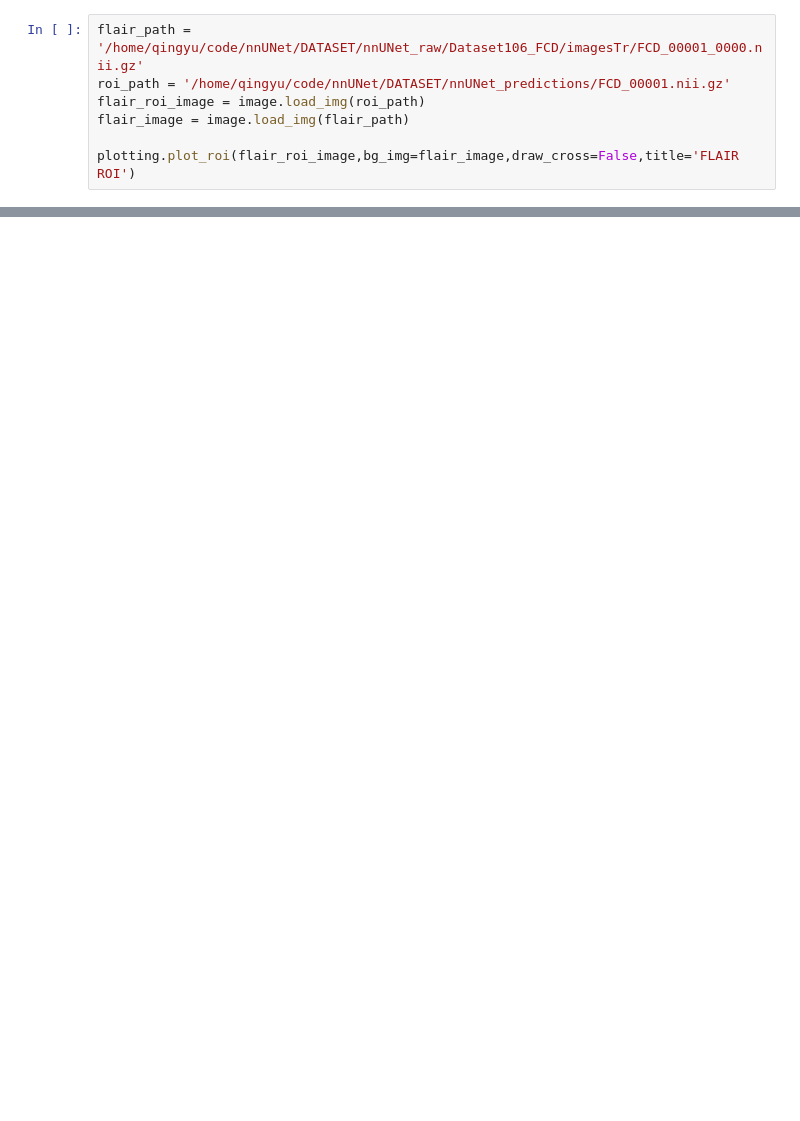
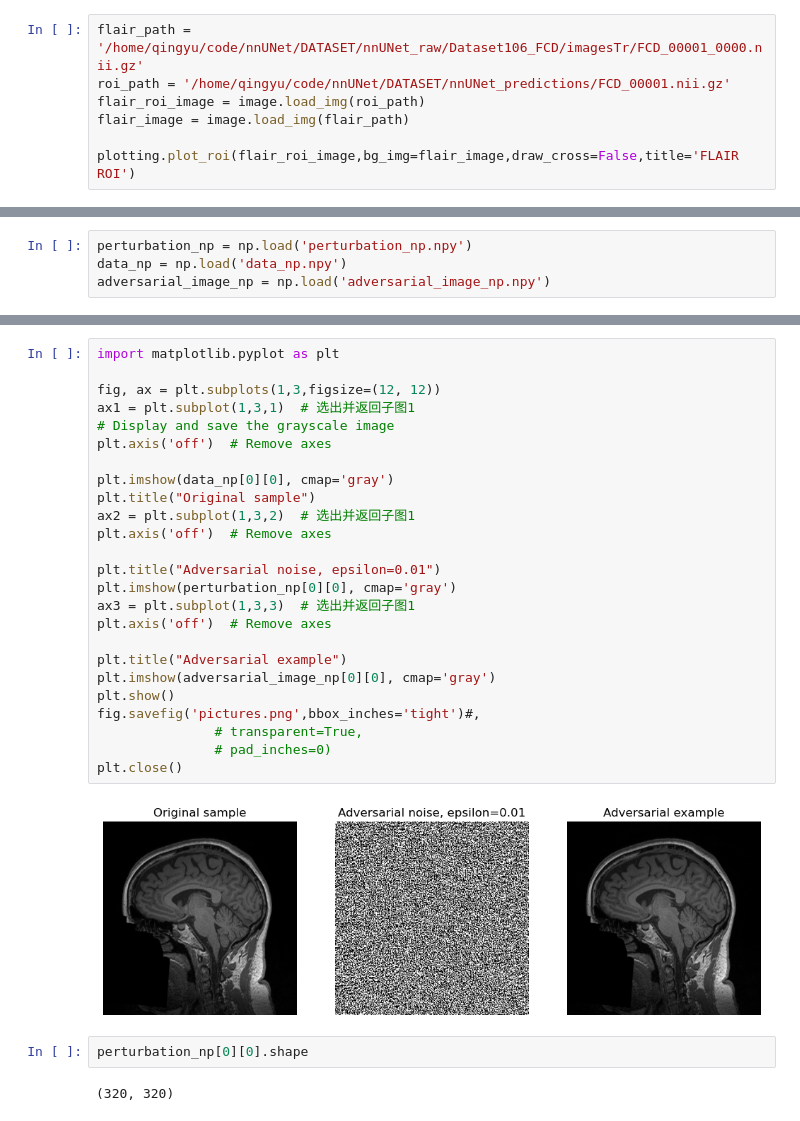
Before and after one commit to zhaoqyu/nnUNet, a Jupyter notebook: visualize.ipynb, the cells around one changed output, grey strips where cells are left out. Saved outputs shown, nothing was run; the diff lists cells and outputs as text; blank space fills up the shorter version.

```diff
--- a/visualize.ipynb
+++ b/visualize.ipynb
@@ -29,0 +50,4 @@ plotting.plot_roi(flair_roi_image,bg_img=flair_image,draw_cross=False,title='FLA
+# %%
+perturbation_np = np.load('perturbation_np.npy')
+data_np = np.load('data_np.npy')
+adversarial_image_np = np.load('adversarial_image_np.npy')
@@ -29,0 +58,31 @@ plotting.plot_roi(flair_roi_image,bg_img=flair_image,draw_cross=False,title='FLA
+# %%
+import matplotlib.pyplot as plt
+
+fig, ax = plt.subplots(1,3,figsize=(12, 12))
+ax1 = plt.subplot(1,3,1)  # 选出并返回子图1
+# Display and save the grayscale image
+plt.axis('off')  # Remove axes
+
+plt.imshow(data_np[0][0], cmap='gray')
+plt.title("Original sample")
+ax2 = plt.subplot(1,3,2)  # 选出并返回子图1
+plt.axis('off')  # Remove axes
+
+plt.title("Adversarial noise, epsilon=0.01")
+plt.imshow(perturbation_np[0][0], cmap='gray')
+ax3 = plt.subplot(1,3,3)  # 选出并返回子图1
+plt.axis('off')  # Remove axes
+
+plt.title("Adversarial example")
+plt.imshow(adversarial_image_np[0][0], cmap='gray')
+plt.show()
+fig.savefig('pictures.png',bbox_inches='tight')#,
+               # transparent=True,
+               # pad_inches=0)
+plt.close()
+# %% [output]
+[figure, added]
+# %%
+perturbation_np[0][0].shape
+# %% [output]
+(320, 320)
```
Also changed, not shown: parts of 8 cells of this notebook.
